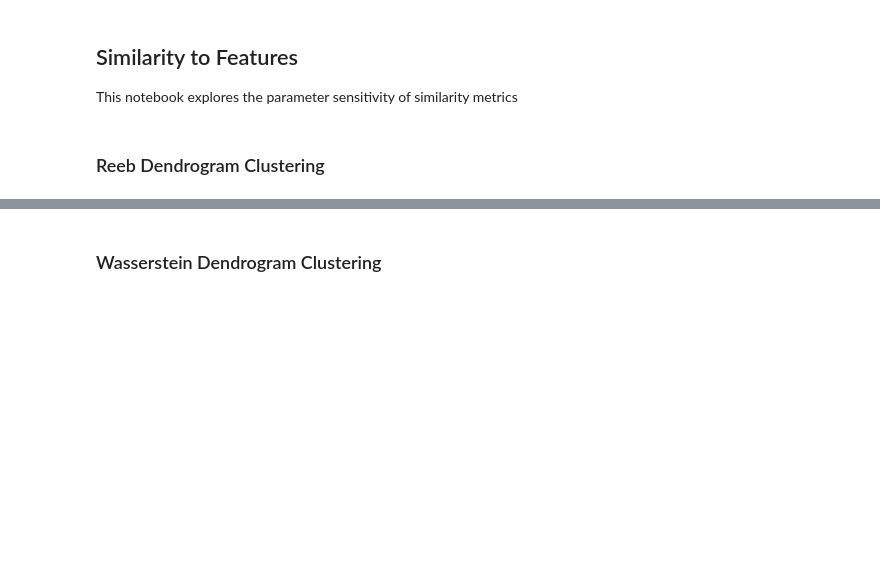
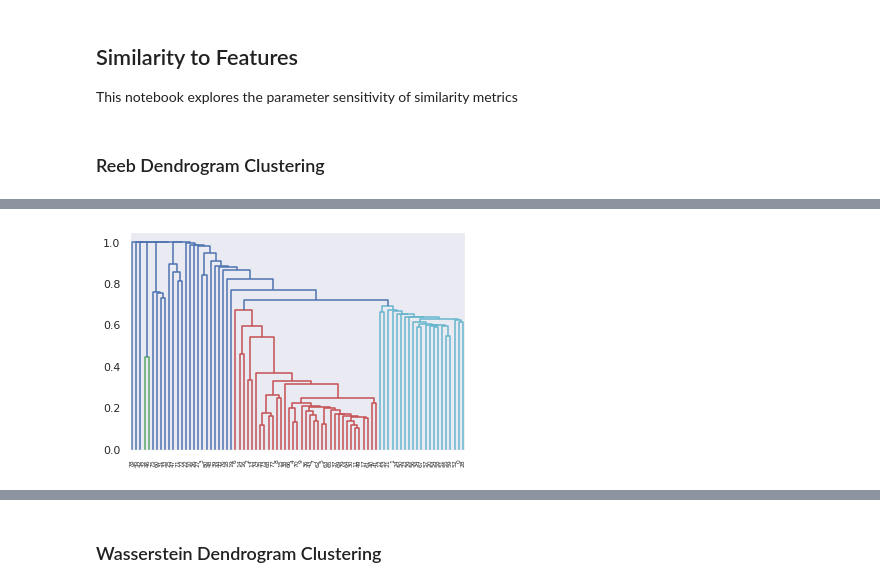
Before and after one commit to ntolley/reeb_matching_github, a Jupyter notebook: code/similarity_to_features.ipynb, the cells around one changed output, grey strips where cells are left out. Drawn from its saved outputs; the diff is of its cells as text; code cells hidden in the pictures; blank space fills up the shorter version.

```diff
--- a/code/similarity_to_features.ipynb
+++ b/code/similarity_to_features.ipynb
@@ -37,9 +43,11 @@ plt.show()
 # %%
 %matplotlib qt
 
-distVec = ssd.squareform(w_similarity_matrix)
+distVec = ssd.squareform(r_similarity_matrix)
 linkage = hcluster.linkage(distVec)
 plt.figure()
 dendro  = hcluster.dendrogram(linkage)
+# %% [output]
+[figure, added]
 # %%
 %matplotlib inline
```
Also changed, not shown: parts of 7 cells of this notebook, 2 other files.
